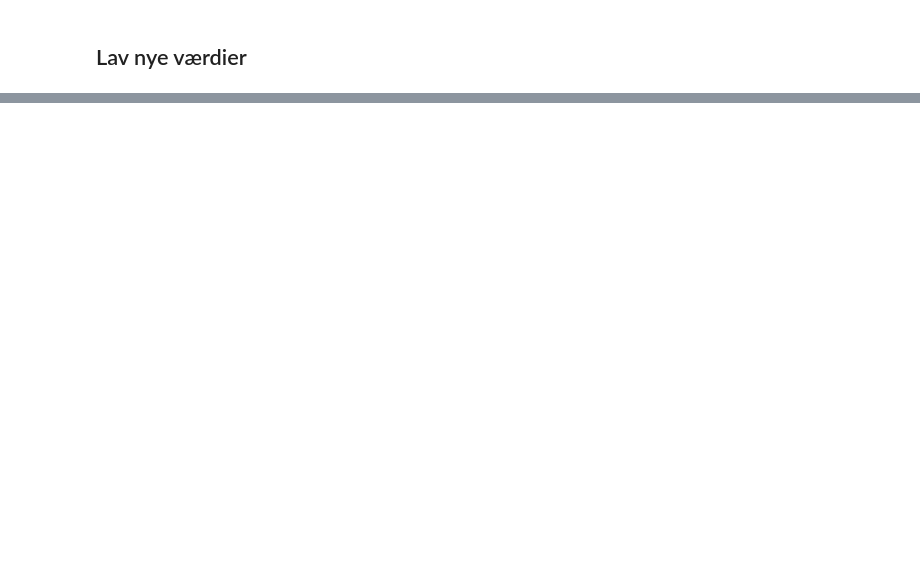
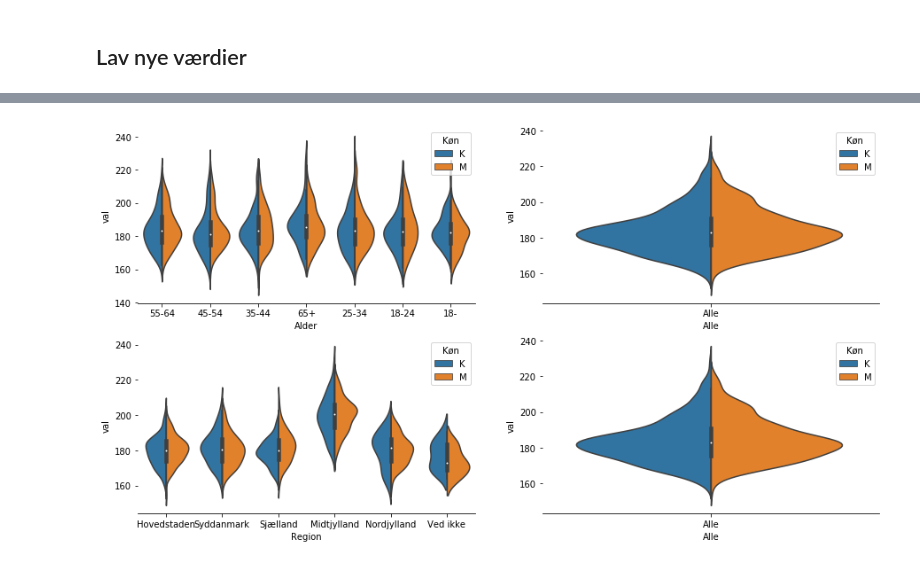
Before and after one commit to tlinnet/winpython, a Jupyter notebook: sampling_simulering.ipynb, the cells around one changed output, grey strips where cells are left out. Cells and saved outputs as stored; diff of their text form; code cells hidden in the pictures; blank space fills up the shorter version.

```diff
--- a/sampling_simulering.ipynb
+++ b/sampling_simulering.ipynb
@@ -162,0 +166,10 @@ plt.show()
+# %%
+# Set up the matplotlib figure
+f, axes = plt.subplots(2,2, figsize=(15,8))
+sns.violinplot(x='Alder', y="val", hue="Køn", data=df2, split=True, ax=axes[0][0])
+sns.violinplot(x='Alle', y="val", hue="Køn", data=df2, split=True, ax=axes[0][1])
+sns.violinplot(x="Region", y="val", hue="Køn", data=df2, split=True, ax=axes[1][0])
+sns.violinplot(x="Alle", y="val", hue="Køn", data=df2, split=True, ax=axes[1][1])
+sns.despine(left=True)
+# %% [output]
+[figure, added]
```
Also changed, not shown: parts of 10 cells of this notebook, 2 other files.
